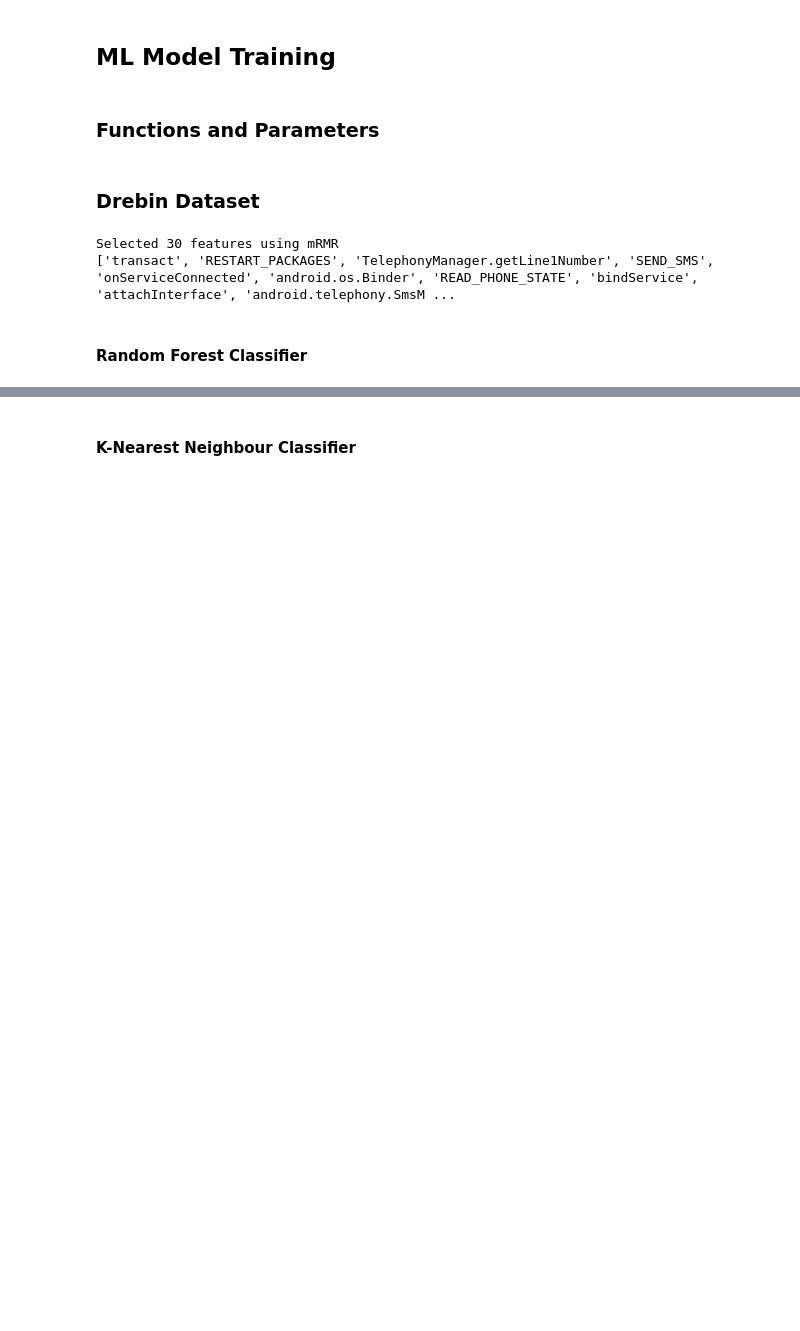
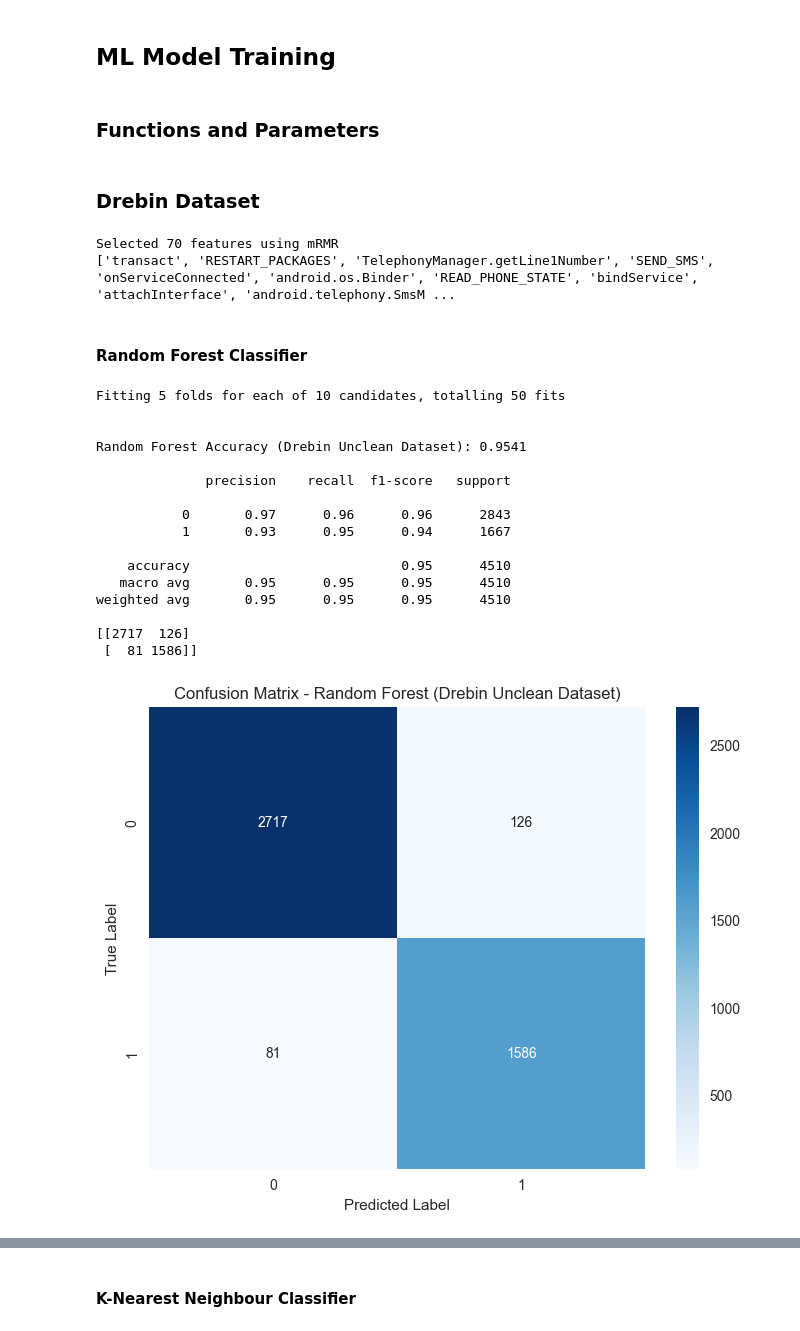
Before and after one commit to Carl-Trebor-Katalbas/MALDROID, a Jupyter notebook: ipynb/MALDROID_dataset.ipynb, the cells around one changed output, grey strips where cells are left out. Cells and saved outputs as stored; diff of their text form; code cells hidden in the pictures; blank space fills up the shorter version.

```diff
--- a/ipynb/MALDROID_dataset.ipynb
+++ b/ipynb/MALDROID_dataset.ipynb
@@ -238,7 +241,7 @@ y_drebin = drebin['class']
 
 X_train_drebin, X_test_drebin, y_train_drebin, y_test_drebin = train_test_split(X_drebin, y_drebin, test_size=0.3, random_state=42, stratify=y_drebin ,shuffle=True)
 
-selected_features_drebin = mrmr_classif(X=X_train_drebin, y=y_train_drebin, K=30, n_jobs=-1, show_progress=True)
+selected_features_drebin = mrmr_classif(X=X_train_drebin, y=y_train_drebin, K=70, n_jobs=-1, show_progress=True)
 
 print(f"Selected {len(selected_features_drebin)} features using mRMR")
 print(selected_features_drebin[:10])
@@ -251,10 +254,31 @@ X_test_scale_drebin = scaler.transform(X_test_drebin[selected_features_drebin])
 X_train_scaled_drebin = pca.fit_transform(X_train_scale_drebin)
 X_test_scaled_drebin = pca.transform(X_test_scale_drebin)
 # %% [output]
-Selected 30 features using mRMR
+Selected 70 features using mRMR
 ['transact', 'RESTART_PACKAGES', 'TelephonyManager.getLine1Number', 'SEND_SMS', 'onServiceConnected', 'android.os.Binder', 'READ_PHONE_STATE', 'bindService', 'attachInterface', 'android.telephony.SmsM ...
 # %% [markdown]
 #### Random Forest Classifier
+# %%
+# ----- Drebin Random Forest without RRFS, PCA, Scaler -----
+rf_best_drebin, rf_accuracy_drebin, rf_cm_drebin, rf_pred_drebin = rf_function(X_train_drebin, y_train_drebin, X_test_drebin, y_test_drebin, "Drebin Unclean")
+# %% [output]
+Fitting 5 folds for each of 10 candidates, totalling 50 fits
+
+
+Random Forest Accuracy (Drebin Unclean Dataset): 0.9541
+
+              precision    recall  f1-score   support
+
+           0       0.97      0.96      0.96      2843
+           1       0.93      0.95      0.94      1667
+
+    accuracy                           0.95      4510
+   macro avg       0.95      0.95      0.95      4510
+weighted avg       0.95      0.95      0.95      4510
+
+[[2717  126]
+ [  81 1586]]
+[figure, added]
 # %%
 # ----- Drebin Random Forest -----
 rf_best_drebin, rf_accuracy_drebin, rf_cm_drebin, rf_pred_drebin = rf_function(X_train_scaled_drebin, y_bal_drebin, X_test_scaled_drebin, y_test_drebin, "Drebin")
```
Also changed, not shown: parts of 29 cells of this notebook, 6 other files.
